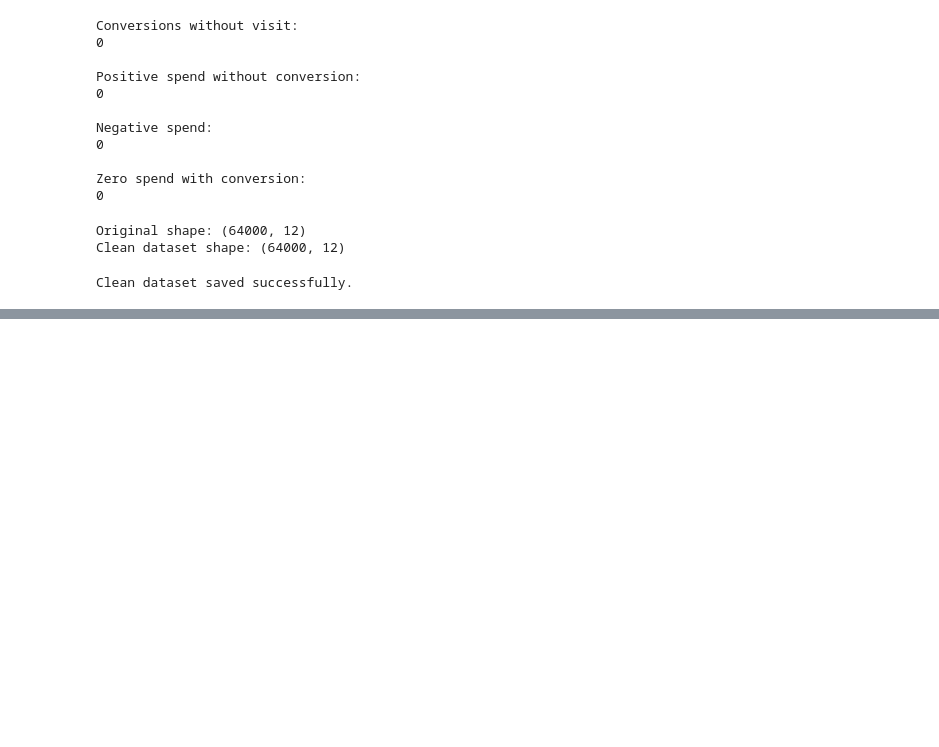
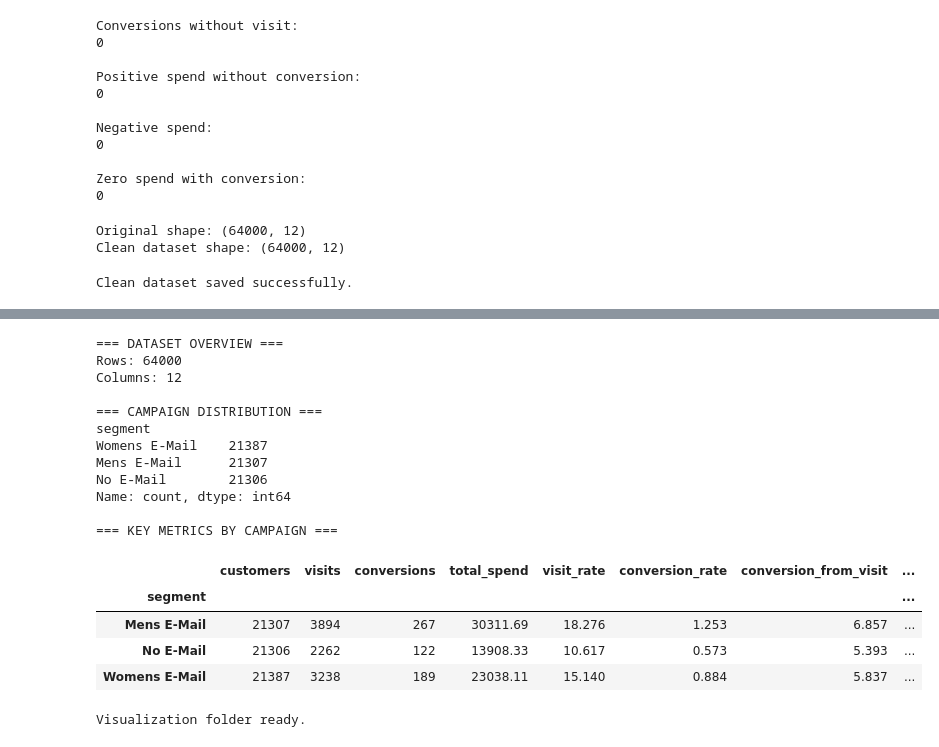
Before and after one commit to sangamitrap/Digital-Marketing-AB-Testing, a Jupyter notebook: notebooks/01_data_analysis.ipynb, the cells around one changed output, grey strips where cells are left out. Saved outputs shown, nothing was run; the diff lists cells and outputs as text; code cells hidden in the pictures; blank space fills up the shorter version.

```diff
--- a/notebooks/01_data_analysis.ipynb
+++ b/notebooks/01_data_analysis.ipynb
@@ -137,0 +171,53 @@ Clean dataset saved successfully.
+# %%
+print("=== DATASET OVERVIEW ===")
+print("Rows:", len(clean_df))
+print("Columns:", len(clean_df.columns))
+
+print("\n=== CAMPAIGN DISTRIBUTION ===")
+print(clean_df["segment"].value_counts())
+
+print("\n=== KEY METRICS BY CAMPAIGN ===")
+
+summary = clean_df.groupby("segment").agg(
+    customers=("segment", "size"),
+    visits=("visit", "sum"),
+    conversions=("conversion", "sum"),
+    total_spend=("spend", "sum")
+)
+
+summary["visit_rate"] = summary["visits"] / summary["customers"] * 100
+summary["conversion_rate"] = summary["conversions"] / summary["customers"] * 100
+summary["conversion_from_visit"] = (
+    summary["conversions"] / summary["visits"] * 100
+)
+summary["revenue_per_customer"] = (
+    summary["total_spend"] / summary["customers"]
+)
+
+display(summary.round(3))
+# %% [output]
+=== DATASET OVERVIEW ===
+Rows: 64000
+Columns: 12
+
+=== CAMPAIGN DISTRIBUTION ===
+segment
+Womens E-Mail    21387
+Mens E-Mail      21307
+No E-Mail        21306
+Name: count, dtype: int64
+
+=== KEY METRICS BY CAMPAIGN ===
+|  | customers | visits | conversions | total_spend | visit_rate | conversion_rate | conversion_from_visit | ... |
+| segment |  |  |  |  |  |  |  | ... |
+| Mens E-Mail | 21307 | 3894 | 267 | 30311.69 | 18.276 | 1.253 | 6.857 | ... |
+| No E-Mail | 21306 | 2262 | 122 | 13908.33 | 10.617 | 0.573 | 5.393 | ... |
+| Womens E-Mail | 21387 | 3238 | 189 | 23038.11 | 15.140 | 0.884 | 5.837 | ... |
+# %%
+import os
+
+os.makedirs("../visualizations", exist_ok=True)
+
+print("Visualization folder ready.")
+# %% [output]
+Visualization folder ready.
```
Also changed, not shown: parts of 3 cells of this notebook, 3 other files.
